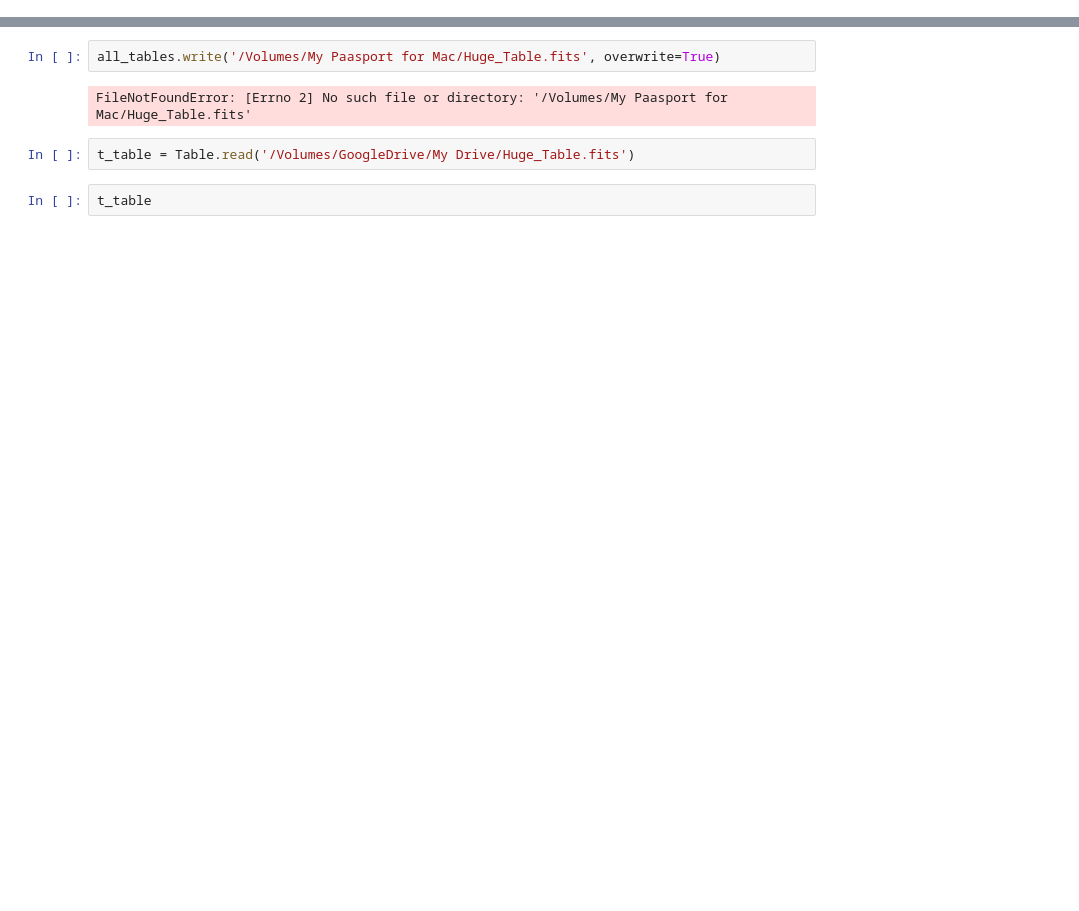
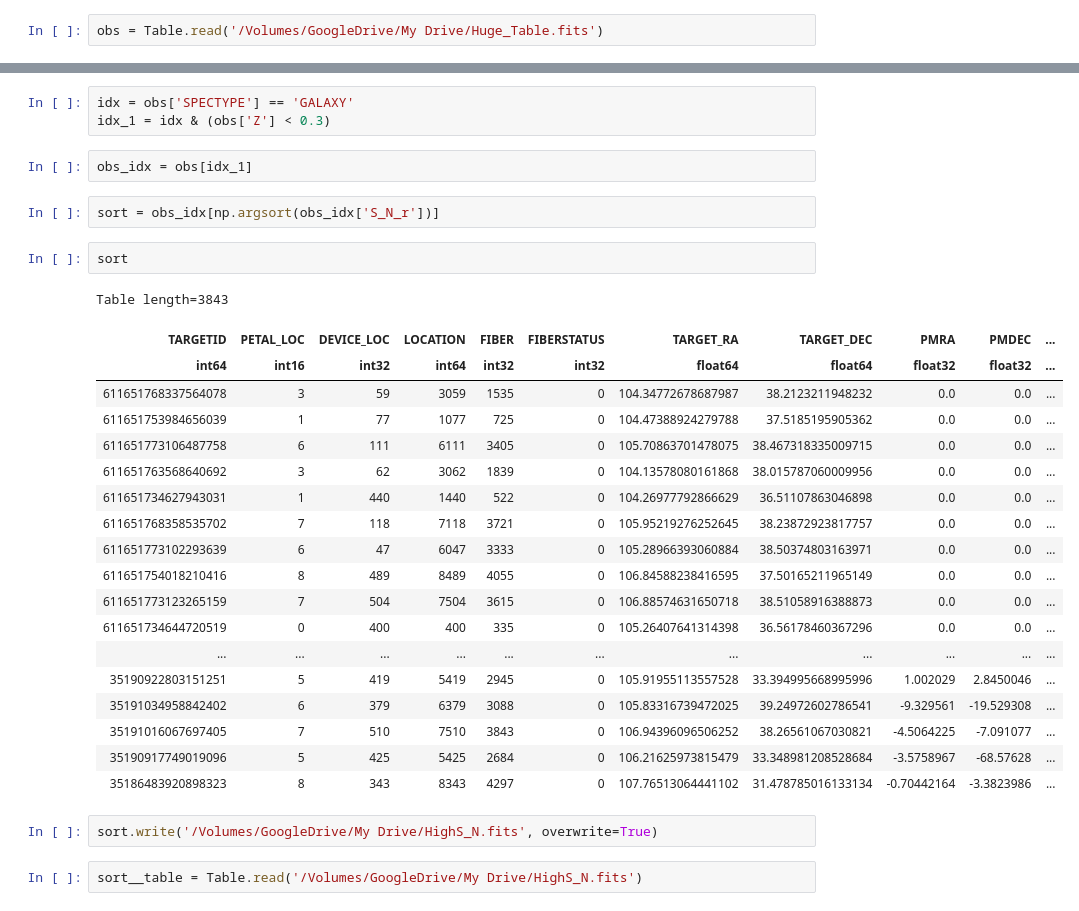
Before and after one commit to profxj/desi_sandbox, a Jupyter notebook: doc/nb/AndesData_SN.ipynb, the cells around one changed output, grey strips where cells are left out. Saved outputs shown, nothing was run; the diff lists cells and outputs as text; blank space fills up the shorter version.

```diff
--- a/doc/nb/AndesData_SN.ipynb
+++ b/doc/nb/AndesData_SN.ipynb
@@ -113,0 +133,2 @@ WARNING: MergeConflictWarning: Cannot merge meta key 'DATASUM' types <class 'str
+# %%
+obs = Table.read('/Volumes/GoogleDrive/My Drive/Huge_Table.fits')
@@ -114,8 +157,33 @@ WARNING: MergeConflictWarning: Cannot merge meta key 'DATASUM' types <class 'str
+# %%
+idx = obs['SPECTYPE'] == 'GALAXY'
+idx_1 = idx & (obs['Z'] < 0.3)
+# %%
+obs_idx = obs[idx_1]
+# %%
+sort = obs_idx[np.argsort(obs_idx['S_N_r'])]
+# %%
+sort
+# %% [output]
+Table length=3843
+| TARGETID | PETAL_LOC | DEVICE_LOC | LOCATION | FIBER | FIBERSTATUS | TARGET_RA | TARGET_DEC | PMRA | PMDEC | ... |
+| int64 | int16 | int32 | int64 | int32 | int32 | float64 | float64 | float32 | float32 | ... |
+| 611651768337564078 | 3 | 59 | 3059 | 1535 | 0 | 104.34772678687987 | 38.2123211948232 | 0.0 | 0.0 | ... |
+| 611651753984656039 | 1 | 77 | 1077 | 725 | 0 | 104.47388924279788 | 37.5185195905362 | 0.0 | 0.0 | ... |
+| 611651773106487758 | 6 | 111 | 6111 | 3405 | 0 | 105.70863701478075 | 38.467318335009715 | 0.0 | 0.0 | ... |
+| 611651763568640692 | 3 | 62 | 3062 | 1839 | 0 | 104.13578080161868 | 38.015787060009956 | 0.0 | 0.0 | ... |
+| 611651734627943031 | 1 | 440 | 1440 | 522 | 0 | 104.26977792866629 | 36.51107863046898 | 0.0 | 0.0 | ... |
+| 611651768358535702 | 7 | 118 | 7118 | 3721 | 0 | 105.95219276252645 | 38.23872923817757 | 0.0 | 0.0 | ... |
+| 611651773102293639 | 6 | 47 | 6047 | 3333 | 0 | 105.28966393060884 | 38.50374803163971 | 0.0 | 0.0 | ... |
+| 611651754018210416 | 8 | 489 | 8489 | 4055 | 0 | 106.84588238416595 | 37.50165211965149 | 0.0 | 0.0 | ... |
+| 611651773123265159 | 7 | 504 | 7504 | 3615 | 0 | 106.88574631650718 | 38.51058916388873 | 0.0 | 0.0 | ... |
+| 611651734644720519 | 0 | 400 | 400 | 335 | 0 | 105.26407641314398 | 36.56178460367296 | 0.0 | 0.0 | ... |
+| ... | ... | ... | ... | ... | ... | ... | ... | ... | ... | ... |
+| 35190922803151251 | 5 | 419 | 5419 | 2945 | 0 | 105.91955113557528 | 33.394995668995996 | 1.002029 | 2.8450046 | ... |
+| 35191034958842402 | 6 | 379 | 6379 | 3088 | 0 | 105.83316739472025 | 39.24972602786541 | -9.329561 | -19.529308 | ... |
+| 35191016067697405 | 7 | 510 | 7510 | 3843 | 0 | 106.94396096506252 | 38.26561067030821 | -4.5064225 | -7.091077 | ... |
+| 35190917749019096 | 5 | 425 | 5425 | 2684 | 0 | 106.21625973815479 | 33.348981208528684 | -3.5758967 | -68.57628 | ... |
+| 35186483920898323 | 8 | 343 | 8343 | 4297 | 0 | 107.76513064441102 | 31.478785016133134 | -0.70442164 | -3.3823986 | ... |
 # %%
-all_tables.write('/Volumes/My Paasport for Mac/Huge_Table.fits', overwrite=True)
+sort.write('/Volumes/GoogleDrive/My Drive/HighS_N.fits', overwrite=True)
-# %% [output]
-FileNotFoundError: [Errno 2] No such file or directory: '/Volumes/My Paasport for Mac/Huge_Table.fits'
 # %%
-t_table = Table.read('/Volumes/GoogleDrive/My Drive/Huge_Table.fits')
+sort__table = Table.read('/Volumes/GoogleDrive/My Drive/HighS_N.fits')
-# %%
-t_table
```
Also changed, not shown: parts of 6 cells of this notebook, 4 other files.
